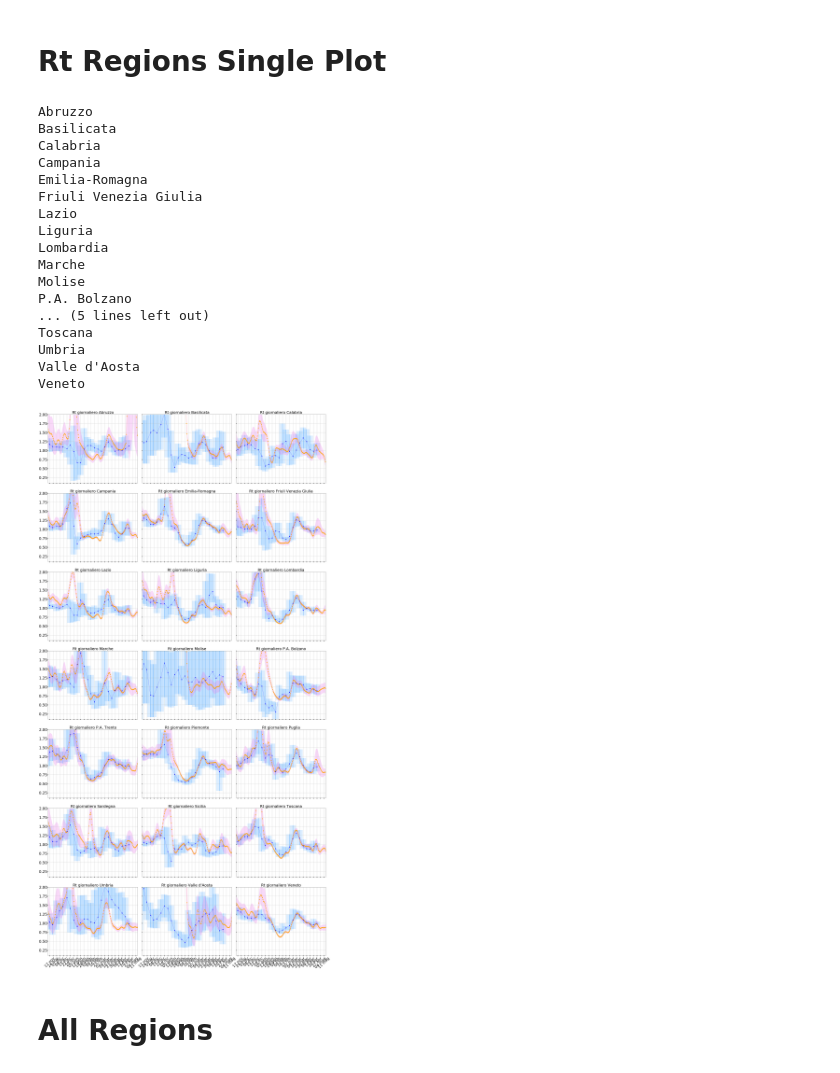
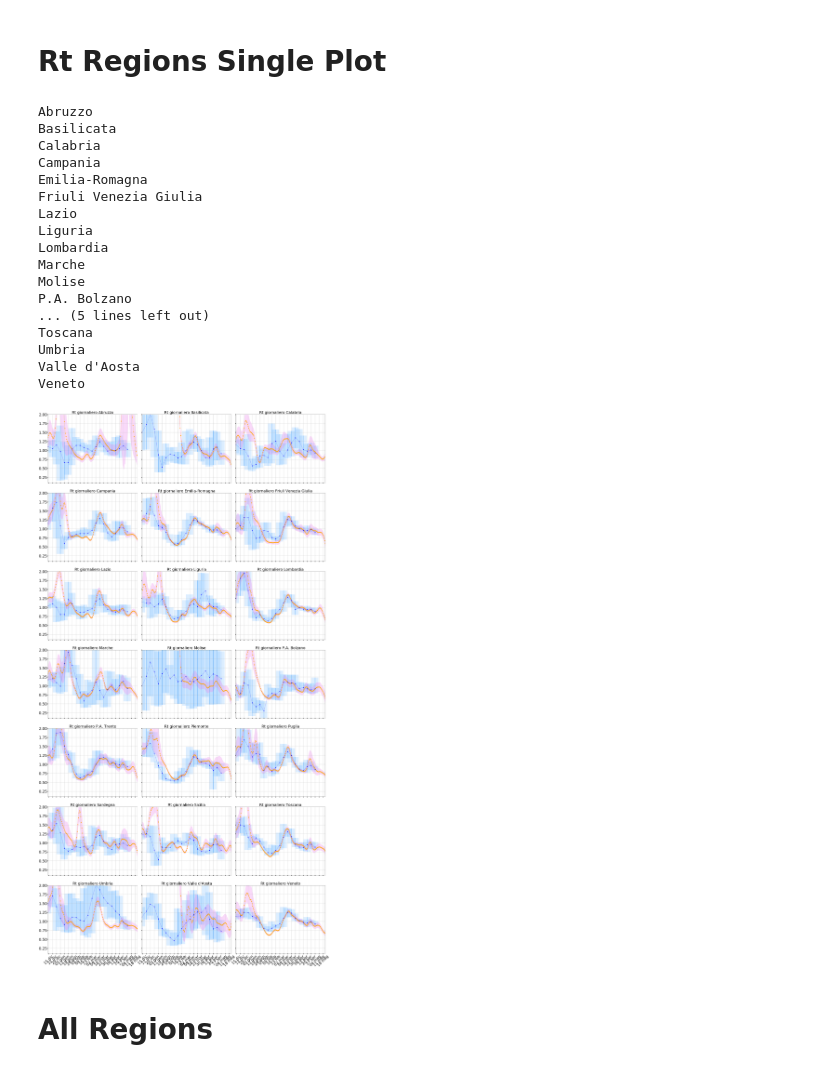
Before and after one commit to tomorrowdata/COVID-19, a Jupyter notebook: notebooks/italy/Rt-all-regions.ipynb, the cells around one changed output. Saved outputs shown, nothing was run; the diff lists cells and outputs as text; code cells hidden in the pictures.

```diff
--- a/notebooks/italy/Rt-all-regions.ipynb
+++ b/notebooks/italy/Rt-all-regions.ipynb
@@ -375,35 +375,35 @@ for region, ax in zip([r for r in regions if r not in blacklist], axs.flatten()[
         region,
         regional_calc_data,
         ISS_regions_Rt_avg14,
         ISS_regions_Rt_punctual,
-        xmin=datetime(2021,11,14),
+        xmin=datetime(2021,12,14),
         ylim=(0.1,2.0),
         img_file_path_without_extension=None,
         subolot_ax=ax,
         legend_on=False,
         disp_message=False
     )
 
 save_single_image(fig)
 # %% [output]
 Abruzzo
 Basilicata
 Calabria
 Campania
 Emilia-Romagna
 Friuli Venezia Giulia
 Lazio
 Liguria
 Lombardia
 Marche
 Molise
 P.A. Bolzano
 ... (5 lines left out)
 Toscana
 Umbria
 Valle d'Aosta
 Veneto
-[figure, old version]
+[figure, new version]
 # %% [markdown]
 # All Regions
 # %%
```
Also changed, not shown: parts of 6 cells of this notebook, 11 other files.
